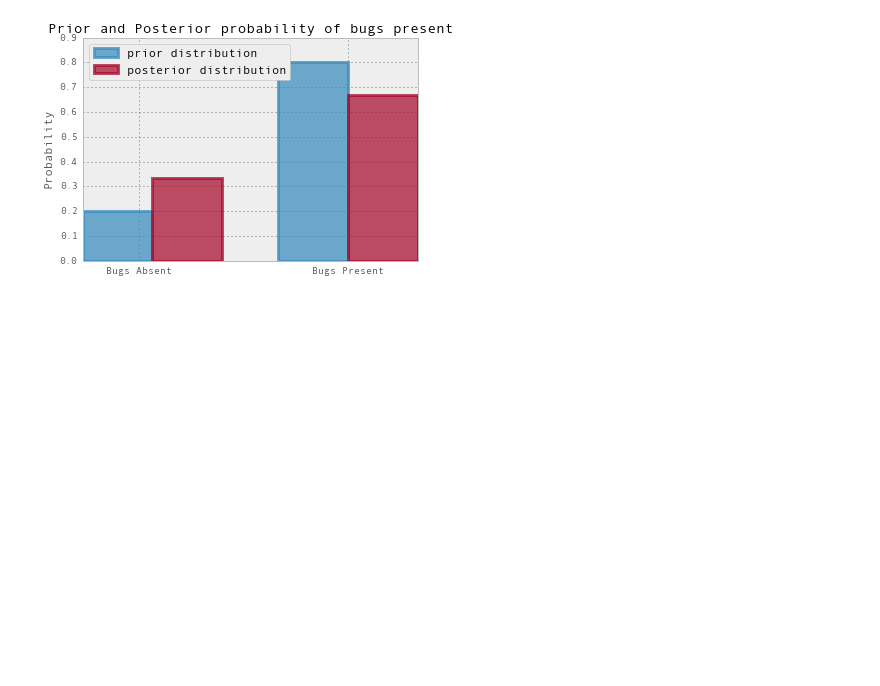
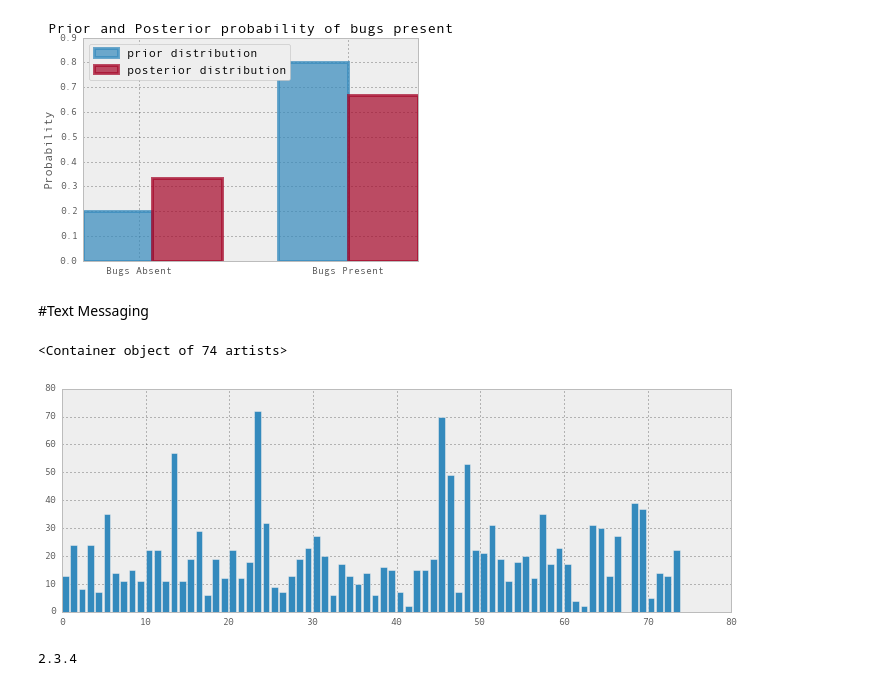
Before and after one commit to jthang/BayesianLab, a Jupyter notebook: bayesian_methods.ipynb, the cells around one changed output. Cells and saved outputs as stored; diff of their text form; code cells hidden in the pictures; blank space fills up the shorter version.

Commit message:
installed pymc

```diff
--- a/bayesian_methods.ipynb
+++ b/bayesian_methods.ipynb
@@ -75,3 +75,15 @@ plt.legend(loc="upper left")
 # %% [output]
 <matplotlib.legend.Legend at 0x...>
 [figure]
+# %% [markdown]
+#Text Messaging
+# %%
+plt.figure(figsize=(12,4))
+colors = plt.rcParams['axes.color_cycle']
+
+count_data = np.loadtxt("data/txtdata.csv")
+n_count_data = len(count_data)
+plt.bar(np.arange(n_count_data), count_data, color="#348ABD")
+# %% [output]
+<Container object of 74 artists>
+[figure, added]
@@ -77,0 +97,5 @@ plt.legend(loc="upper left")
+# %%
+import pymc
+print(pymc.__version__)
+# %% [output]
+2.3.4
```
Also changed, not shown: parts of 2 cells of this notebook, 1 other file.
